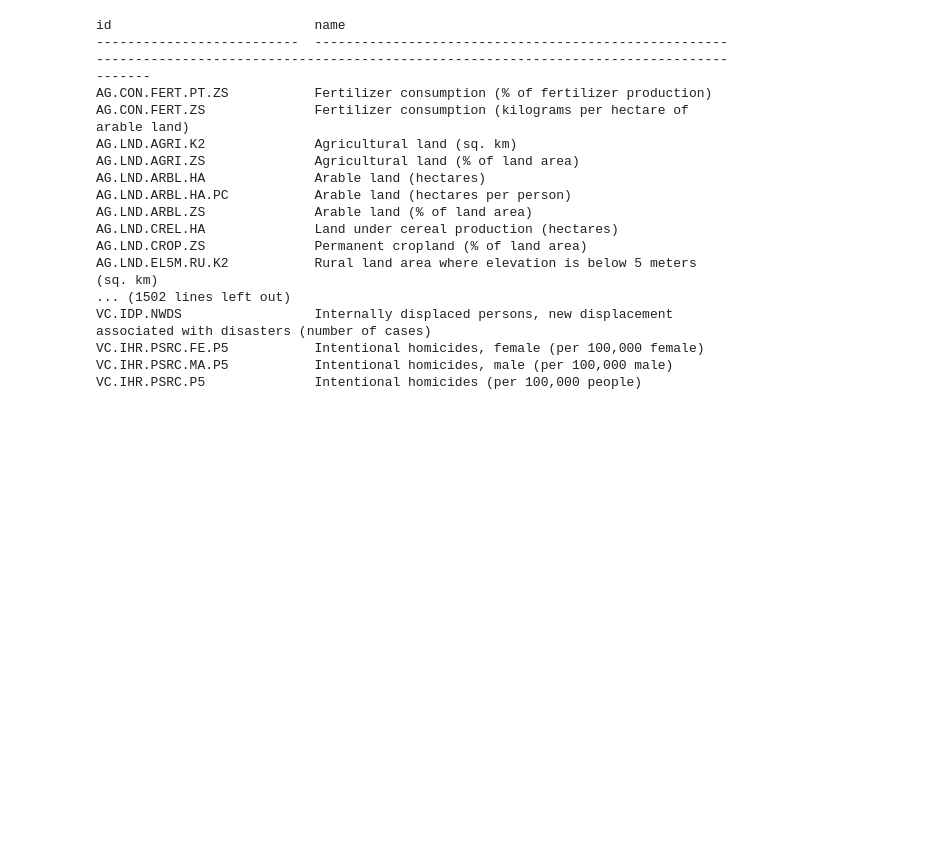
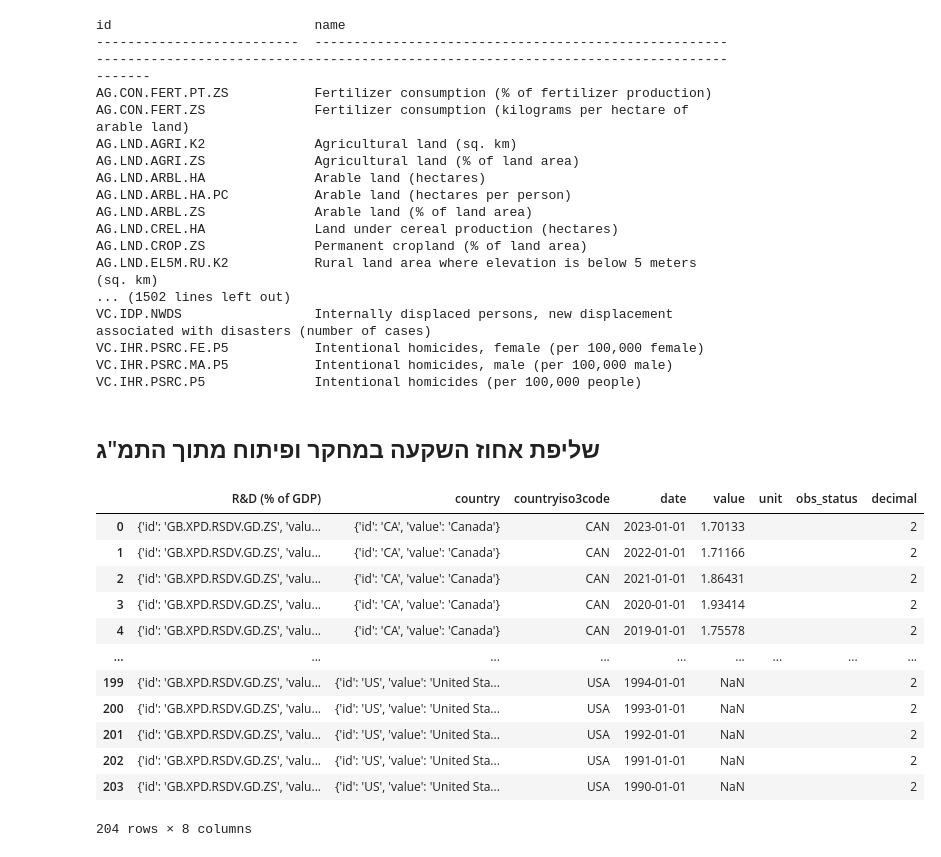
Before and after one commit to OranBe/project_data_mining, a Jupyter notebook: data_mining_world_bank_api/get_data.ipynb, the cells around one changed output. Saved outputs shown, nothing was run; the diff lists cells and outputs as text; code cells hidden in the pictures; blank space fills up the shorter version.

```diff
--- a/data_mining_world_bank_api/get_data.ipynb
+++ b/data_mining_world_bank_api/get_data.ipynb
@@ -40,0 +3,31 @@ all_data
+# %%
+import wbdata
+import pandas as pd
+import datetime
+
+def fetch_wb_data(indicators_dict, countries, start_year, end_year):
+    """
+    Fetch World Bank data for given indicators and countries within a date range.
+
+    Parameters:
+    - indicators_dict (dict): Mapping of indicator codes to human-readable labels, e.g., {"SP.POP.TOTL": "Population"}
+    - countries (list of str): List of country ISO codes, e.g., ["US", "DE", "GB"]
+    - start_year (int): Start year of the data range
+    - end_year (int): End year of the data range (inclusive)
+
+    Returns:
+    - pd.DataFrame: Combined DataFrame containing all requested indicators for all countries
+    """
+    start_date = datetime.datetime(start_year, 1, 1)
+    end_date = datetime.datetime(end_year, 1, 1)
+
+    all_data = pd.DataFrame()
+
+    for indicator_code, label in indicators_dict.items():
+        data = wbdata.get_data(indicator_code, country=countries, date=(start_date, end_date), parse_dates=True)
+        df = pd.DataFrame(data)
+        if not df.empty:
+            df.rename(columns={df.columns[0]: label}, inplace=True)
+            all_data = pd.concat([all_data, df], axis=1)
+
+    return all_data
@@ -80,0 +114,21 @@ VC.IHR.PSRC.P5              Intentional homicides (per 100,000 people)
+# %% [markdown]
+## שליפת אחוז השקעה במחקר ופיתוח מתוך התמ"ג
+# %%
+indicators = {"GB.XPD.RSDV.GD.ZS": "R&D (% of GDP)"}
+countries = ["US", "DE", "GB", "CN", "CA", "IL"]
+df = fetch_wb_data(indicators, countries, 1990, 2023)
+df
+# %% [output]
+|  | R&D (% of GDP) | country | countryiso3code | date | value | unit | obs_status | decimal |
+| 0 | {'id': 'GB.XPD.RSDV.GD.ZS', 'valu... | {'id': 'CA', 'value': 'Canada'} | CAN | 2023-01-01 | 1.70133 |  |  | 2 |
+| 1 | {'id': 'GB.XPD.RSDV.GD.ZS', 'valu... | {'id': 'CA', 'value': 'Canada'} | CAN | 2022-01-01 | 1.71166 |  |  | 2 |
+| 2 | {'id': 'GB.XPD.RSDV.GD.ZS', 'valu... | {'id': 'CA', 'value': 'Canada'} | CAN | 2021-01-01 | 1.86431 |  |  | 2 |
+| 3 | {'id': 'GB.XPD.RSDV.GD.ZS', 'valu... | {'id': 'CA', 'value': 'Canada'} | CAN | 2020-01-01 | 1.93414 |  |  | 2 |
+| 4 | {'id': 'GB.XPD.RSDV.GD.ZS', 'valu... | {'id': 'CA', 'value': 'Canada'} | CAN | 2019-01-01 | 1.75578 |  |  | 2 |
+| ... | ... | ... | ... | ... | ... | ... | ... | ... |
+| 199 | {'id': 'GB.XPD.RSDV.GD.ZS', 'valu... | {'id': 'US', 'value': 'United Sta... | USA | 1994-01-01 | NaN |  |  | 2 |
+| 200 | {'id': 'GB.XPD.RSDV.GD.ZS', 'valu... | {'id': 'US', 'value': 'United Sta... | USA | 1993-01-01 | NaN |  |  | 2 |
+| 201 | {'id': 'GB.XPD.RSDV.GD.ZS', 'valu... | {'id': 'US', 'value': 'United Sta... | USA | 1992-01-01 | NaN |  |  | 2 |
+| 202 | {'id': 'GB.XPD.RSDV.GD.ZS', 'valu... | {'id': 'US', 'value': 'United Sta... | USA | 1991-01-01 | NaN |  |  | 2 |
+| 203 | {'id': 'GB.XPD.RSDV.GD.ZS', 'valu... | {'id': 'US', 'value': 'United Sta... | USA | 1990-01-01 | NaN |  |  | 2 |
+204 rows × 8 columns
```
Also changed, not shown: parts of 9 cells of this notebook, 5 other files.
